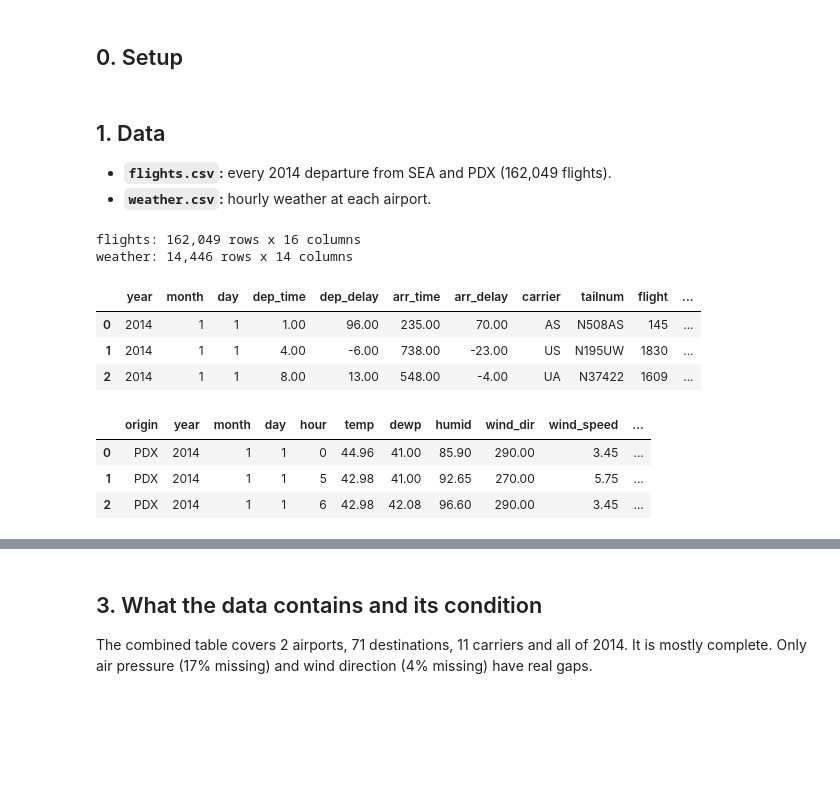
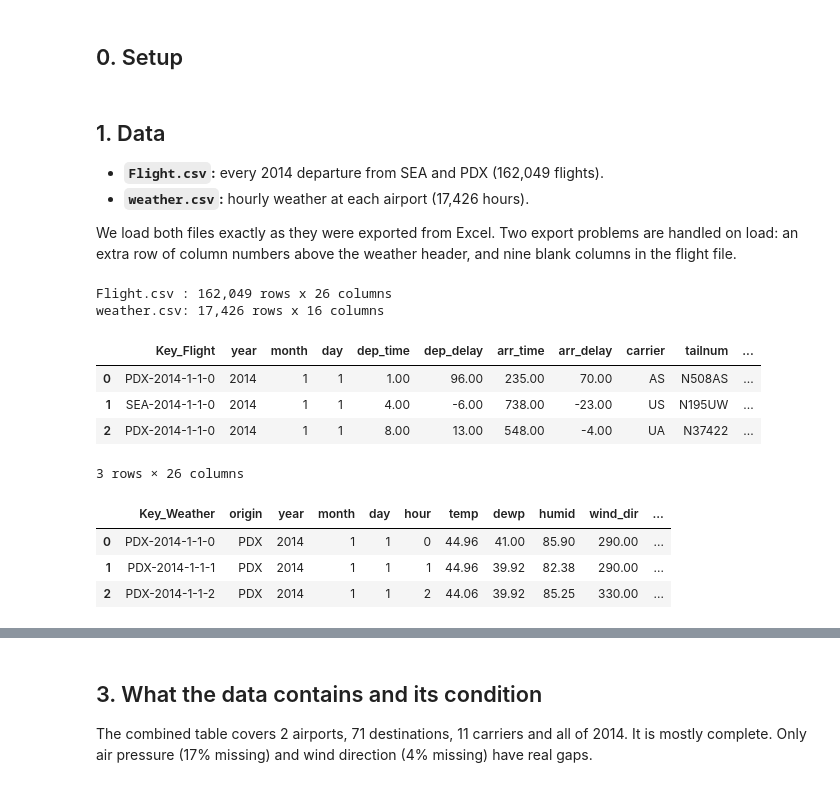
Before and after one commit to seyhasenganz/my-sql-assignment, a Jupyter notebook: flight_weather_analysis/Flight_Weather_Delay_Analysis.ipynb, the cells around one changed output, grey strips where cells are left out. Cells and saved outputs as stored; diff of their text form; code cells hidden in the pictures; blank space fills up the shorter version.

```diff
--- a/flight_weather_analysis/Flight_Weather_Delay_Analysis.ipynb
+++ b/flight_weather_analysis/Flight_Weather_Delay_Analysis.ipynb
@@ -44,34 +44,40 @@ pd.set_option("display.float_format", lambda v: f"{v:,.2f}")
 RNG = np.random.default_rng(42)
 # %% [markdown]
 ## 1. Data
-- **`flights.csv`:** every 2014 departure from SEA and PDX (162,049 flights).
-- **`weather.csv`:** hourly weather at each airport.
+- **`Flight.csv`:** every 2014 departure from SEA and PDX (162,049 flights).
+- **`weather.csv`:** hourly weather at each airport (17,426 hours).
+
+We load both files exactly as they were exported from Excel. Two export problems are handled on load: an extra row of column numbers above the weather header, and nine blank columns in the flight file.
 # %%
-# ---- Load both CSV files ----
-# In Colab: upload flights.csv and weather.csv via the file panel, or run this cell and pick both files.
-FILES = ["flights.csv", "weather.csv"]
+# ---- Load both raw CSV files exactly as exported from Excel ----
+# In Colab: upload Flight.csv and weather.csv via the file panel, or run this cell and pick both files.
+FILES = ["Flight.csv", "weather.csv"]
 if not all(os.path.exists(f) for f in FILES):
     try:
         from google.colab import files
-        print("Please upload flights.csv and weather.csv")
+        print("Please upload Flight.csv and weather.csv")
         files.upload()
     except ImportError:
-        raise FileNotFoundError("Put flights.csv and weather.csv in the same folder as this notebook.")
+        raise FileNotFoundError("Put Flight.csv and weather.csv in the same folder as this notebook.")
 
-flights = pd.read_csv("flights.csv")
-weather = pd.read_csv("weather.csv")
-print(f"flights: {flights.shape[0]:,} rows x {flights.shape[1]} columns")
-print(f"weather: {weather.shape[0]:,} rows x {weather.shape[1]} columns")
-display(flights.head(3))
-display(weather.head(3))
+# encoding="utf-8-sig" strips the invisible Excel byte-order mark from the first column name
+flights_raw = pd.read_csv("Flight.csv", encoding="utf-8-sig")
+# weather.csv has a junk first row (column numbers 1..16); the real header is on row 2
+weather_raw = pd.read_csv("weather.csv", encoding="utf-8-sig", header=1)
+
+print(f"Flight.csv : {flights_raw.shape[0]:,} rows x {flights_raw.shape[1]} columns")
+print(f"weather.csv: {weather_raw.shape[0]:,} rows x {weather_raw.shape[1]} columns")
+display(flights_raw.head(3))
+display(weather_raw.head(3))
 # %% [output]
-flights: 162,049 rows x 16 columns
-weather: 14,446 rows x 14 columns
+Flight.csv : 162,049 rows x 26 columns
+weather.csv: 17,426 rows x 16 columns
-|  | year | month | day | dep_time | dep_delay | arr_time | arr_delay | carrier | tailnum | flight | ... |
-| 0 | 2014 | 1 | 1 | 1.00 | 96.00 | 235.00 | 70.00 | AS | N508AS | 145 | ... |
-| 1 | 2014 | 1 | 1 | 4.00 | -6.00 | 738.00 | -23.00 | US | N195UW | 1830 | ... |
-| 2 | 2014 | 1 | 1 | 8.00 | 13.00 | 548.00 | -4.00 | UA | N37422 | 1609 | ... |
+|  | Key_Flight | year | month | day | dep_time | dep_delay | arr_time | arr_delay | carrier | tailnum | ... |
+| 0 | PDX-2014-1-1-0 | 2014 | 1 | 1 | 1.00 | 96.00 | 235.00 | 70.00 | AS | N508AS | ... |
+| 1 | SEA-2014-1-1-0 | 2014 | 1 | 1 | 4.00 | -6.00 | 738.00 | -23.00 | US | N195UW | ... |
+| 2 | PDX-2014-1-1-0 | 2014 | 1 | 1 | 8.00 | 13.00 | 548.00 | -4.00 | UA | N37422 | ... |
+3 rows × 26 columns
-|  | origin | year | month | day | hour | temp | dewp | humid | wind_dir | wind_speed | ... |
-| 0 | PDX | 2014 | 1 | 1 | 0 | 44.96 | 41.00 | 85.90 | 290.00 | 3.45 | ... |
-| 1 | PDX | 2014 | 1 | 1 | 5 | 42.98 | 41.00 | 92.65 | 270.00 | 5.75 | ... |
-| 2 | PDX | 2014 | 1 | 1 | 6 | 42.98 | 42.08 | 96.60 | 290.00 | 3.45 | ... |
+|  | Key_Weather | origin | year | month | day | hour | temp | dewp | humid | wind_dir | ... |
+| 0 | PDX-2014-1-1-0 | PDX | 2014 | 1 | 1 | 0 | 44.96 | 41.00 | 85.90 | 290.00 | ... |
+| 1 | PDX-2014-1-1-1 | PDX | 2014 | 1 | 1 | 1 | 44.96 | 39.92 | 82.38 | 290.00 | ... |
+| 2 | PDX-2014-1-1-2 | PDX | 2014 | 1 | 1 | 2 | 44.06 | 39.92 | 85.25 | 330.00 | ... |
```
Also changed, not shown: parts of 8 cells of this notebook, 4 other files.
